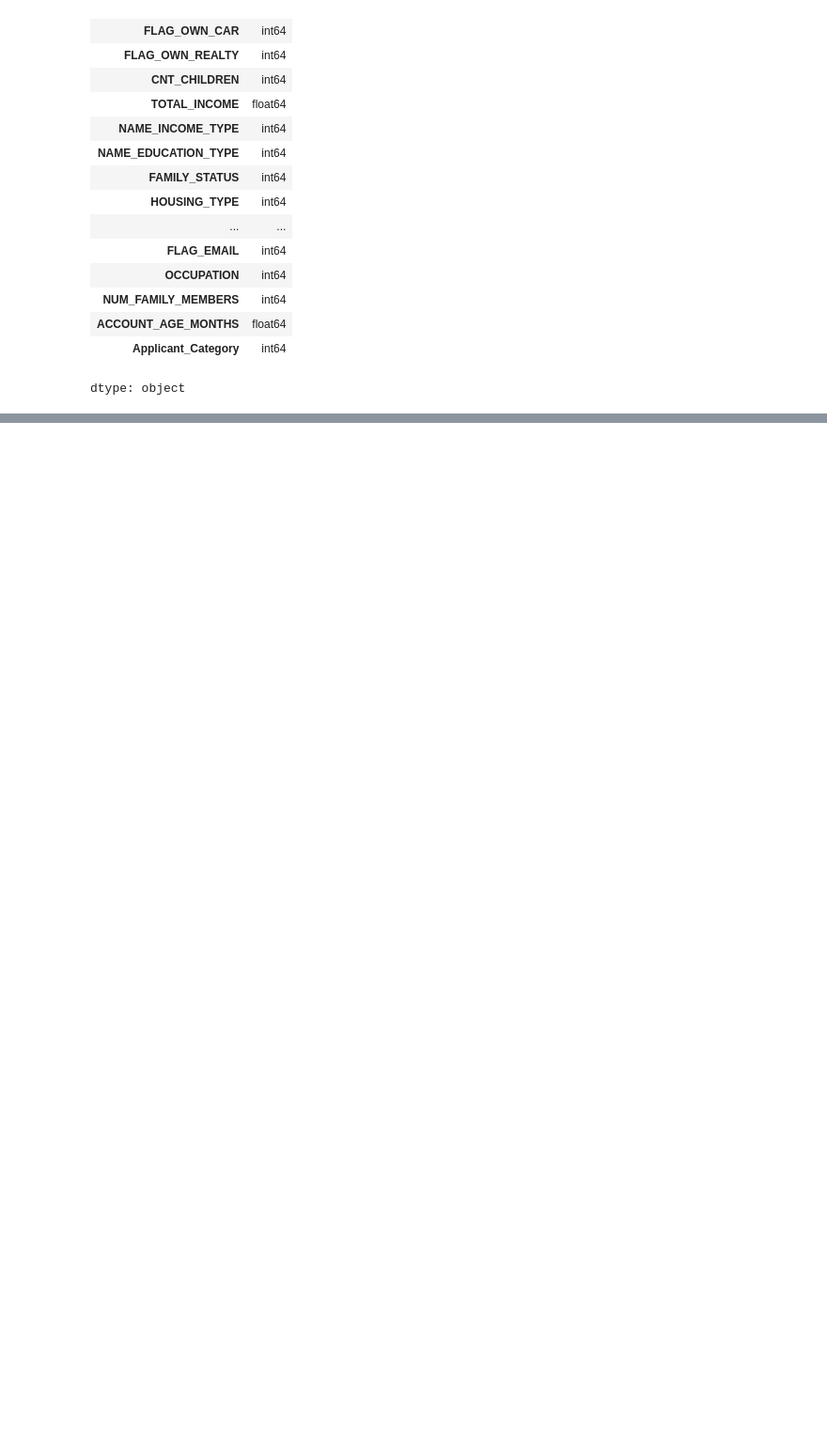
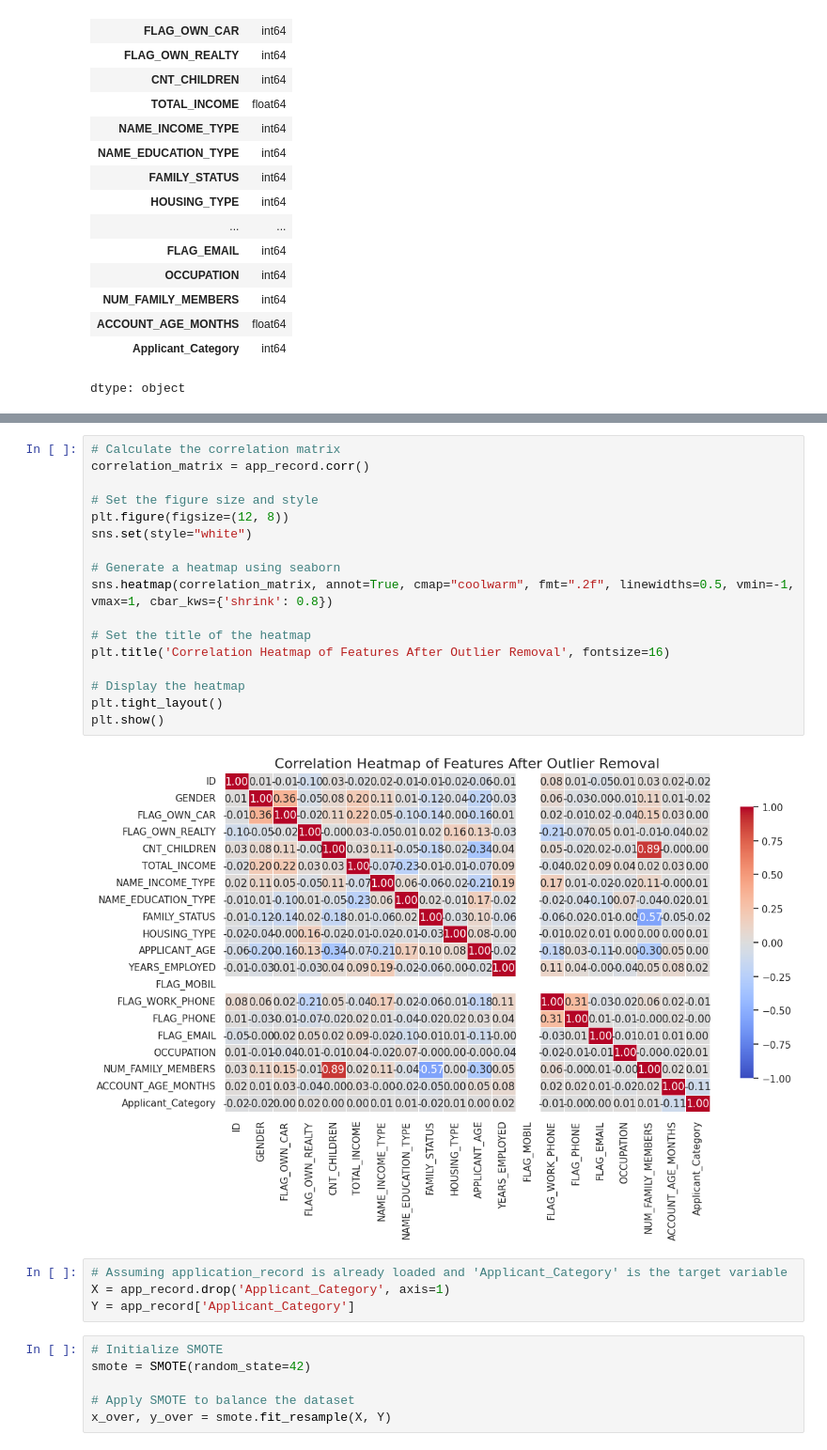
Before and after one commit to fazmila/Project, a Jupyter notebook: Project.ipynb, the cells around one changed output, grey strips where cells are left out. Shown at 94% size. Saved outputs shown, nothing was run; the diff lists cells and outputs as text; blank space fills up the shorter version.

```diff
--- a/Project.ipynb
+++ b/Project.ipynb
@@ -1014,0 +999,29 @@ plt.show()
+# %%
+# Calculate the correlation matrix
+correlation_matrix = app_record.corr()
+
+# Set the figure size and style
+plt.figure(figsize=(12, 8))
+sns.set(style="white")
+
+# Generate a heatmap using seaborn
+sns.heatmap(correlation_matrix, annot=True, cmap="coolwarm", fmt=".2f", linewidths=0.5, vmin=-1, vmax=1, cbar_kws={'shrink': 0.8})
+
+# Set the title of the heatmap
+plt.title('Correlation Heatmap of Features After Outlier Removal', fontsize=16)
+
+# Display the heatmap
+plt.tight_layout()
+plt.show()
+# %% [output]
+[figure, added]
+# %%
+# Assuming application_record is already loaded and 'Applicant_Category' is the target variable
+X = app_record.drop('Applicant_Category', axis=1)
+Y = app_record['Applicant_Category']
+# %%
+# Initialize SMOTE
+smote = SMOTE(random_state=42)
+
+# Apply SMOTE to balance the dataset
+x_over, y_over = smote.fit_resample(X, Y)
```
Also changed, not shown: parts of 30 cells of this notebook.
